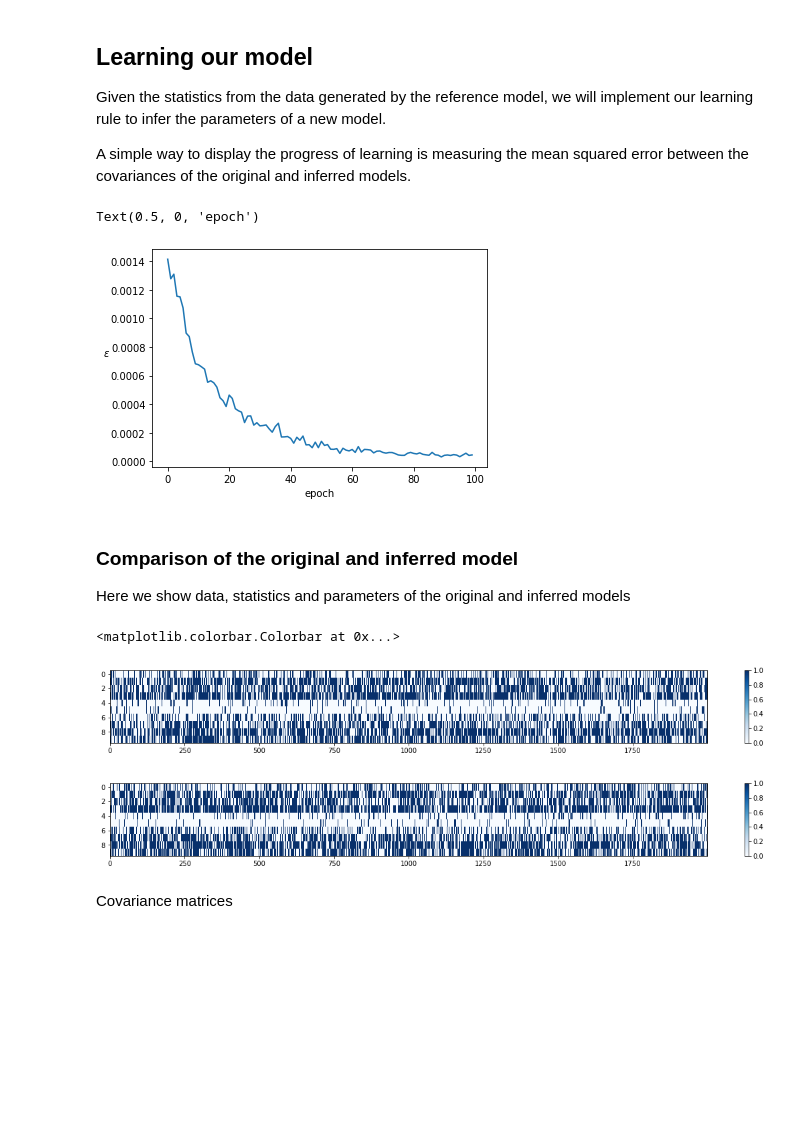
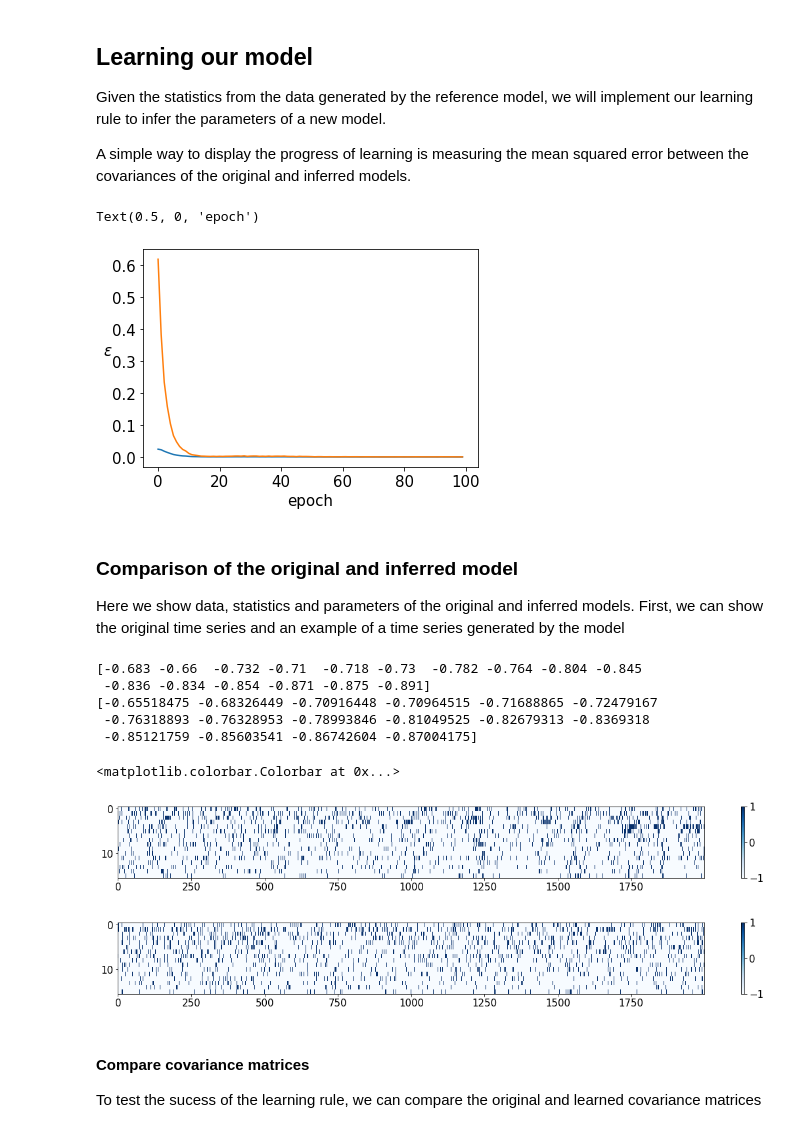
Before and after one commit to MiguelAguilera/Neuro-MaxEnt-inference-tutorial, a Jupyter notebook: Spike_train_learning.ipynb, the cells around one changed output. Cells and saved outputs as stored; diff of their text form; code cells hidden in the pictures; blank space fills up the shorter version.

```diff
--- a/Spike_train_learning.ipynb
+++ b/Spike_train_learning.ipynb
@@ -52,3 +43,31 @@ Requirement already satisfied: urllib3!=1.25.0,!=1.25.1,<1.26,>=1.21.1 in /usr/l
+# %%
+# Define model
+class Ising:
+    def __init__(self, netsize):    #Create ising model
+
+        self.size=netsize
+        self.H=np.zeros(netsize)
+        self.J=np.zeros((netsize,netsize))
+        self.randomize_state()
+        self.beta=1.0
+
+    def randomize_state(self):
+        self.s = np.random.randint(0,2,self.size)*2-1
+
+    def SequentialMetropolisStep(self):
+        for i in np.random.permutation(self.size):
+            self.MetropolisStep(i)
+
+
+    def GlauberStep(self,i=None):            #Execute step of Glauber algorithm
+        if i is None:
+            i = np.random.randint(self.size)
+        h = self.H[i] + np.dot(self.J[i,:]+self.J[:,i],self.s)
+        self.s[i] = int(np.random.rand()*2-1 < np.tanh(self.beta*h))*2-1   # Glauber
+
+    def SequentialGlauberStep(self):
+        for i in np.random.permutation(self.size):
+            self.GlauberStep(i)
 # %% [markdown]
 ### Generating reference data distribution
 
@@ -96,58 +123,68 @@ Given the statistics from the data generated by the reference model, we will imp
 
 A simple way to display the progress of learning is measuring the mean squared error between the covariances of the original and inferred models.
 # %%
-I = Ising(10)
+I = Ising(N)
 I.H = np.zeros(N)
 I.J = np.zeros((N,N))
 
 R=100
 eta=0.2
 
-error = np.zeros(R)
+error_m = np.zeros(R)
+error_C = np.zeros(R)
 
 for rep in range(R):
   Model_sample = np.zeros((N,T))
   I.randomize_state()
   for t in range(T//5):
     I.SequentialGlauberStep()
   for t in range(T):
     I.SequentialGlauberStep()
     Model_sample[:,t] = I.s
   m = np.mean(Model_sample,axis=1)
   Cov  = np.cov(Model_sample)
 
   I.H += eta*(m_data-m)
   I.J[iu1] += eta*(Cov_data-Cov)[iu1]
 
-  error[rep] = np.mean((Cov_data-Cov)**2)
-  #error[rep] = np.mean((m_data-m)**2)
+  error_C[rep] = np.mean((Cov_data-Cov)**2)
+  error_m[rep] = np.mean((m_data-m)**2)
 
 plt.figure()
-plt.plot(error)
+plt.plot(error_C)
+plt.plot(error_m)
 plt.ylabel(r'$\epsilon$',rotation=0)
 plt.xlabel(r'epoch')
 # %% [output]
 Text(0.5, 0, 'epoch')
-[figure, old version]
+[figure, new version]
 # %% [markdown]
 ### Comparison of the original and inferred model
 
-Here we show data, statistics and parameters of the original and inferred models
+Here we show data, statistics and parameters of the original and inferred models. First, we can show the original time series and an example of a time series generated by the model
 # %%
-
+print(m)
+print(m_data)
 plt.figure(figsize=(20,2))
-plt.imshow(Data_sample, aspect='auto', interpolation='none',cmap='Blues')
+plt.imshow(Data_sample_segment, aspect='auto', interpolation='none',cmap='Blues')
 plt.colorbar()
 
 plt.figure(figsize=(20,2))
 plt.imshow(Model_sample, aspect='auto', interpolation='none',cmap='Blues')
 plt.colorbar()
 # %% [output]
-<matplotlib.colorbar.Colorbar at 0x...>
+[-0.683 -0.66  -0.732 -0.71  -0.718 -0.73  -0.782 -0.764 -0.804 -0.845
+ -0.836 -0.834 -0.854 -0.871 -0.875 -0.891]
+[-0.65518475 -0.68326449 -0.70916448 -0.70964515 -0.71688865 -0.72479167
+ -0.76318893 -0.76328953 -0.78993846 -0.81049525 -0.82679313 -0.8369318
+ -0.85121759 -0.85603541 -0.86742604 -0.87004175]
+<matplotlib.colorbar.Colorbar at 0x...>
-[figure, old version]
+[figure, new version]
-[figure, old version]
+[figure, new version]
-# %% [markdown]
-Covariance matrices
+# %% [markdown]
+#### Compare covariance matrices
+
+To test the sucess of the learning rule, we can compare the original and learned covariance matrices
 # %%
 
 fig, ax = plt.subplots(nrows=1, ncols=2,figsize=(9,4))
```
Also changed, not shown: parts of 8 cells of this notebook.
